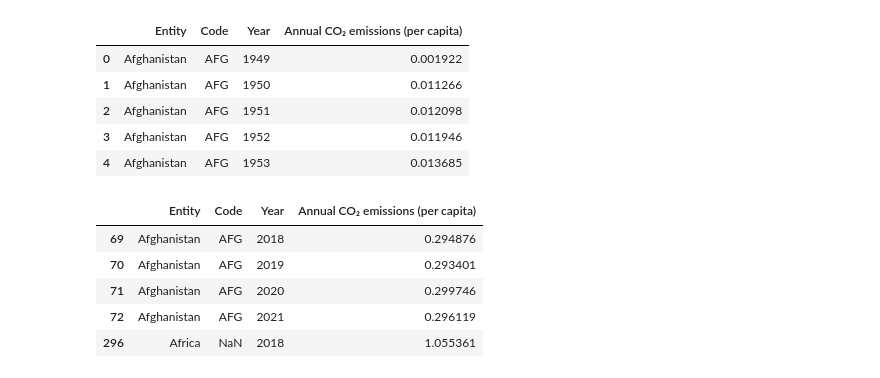
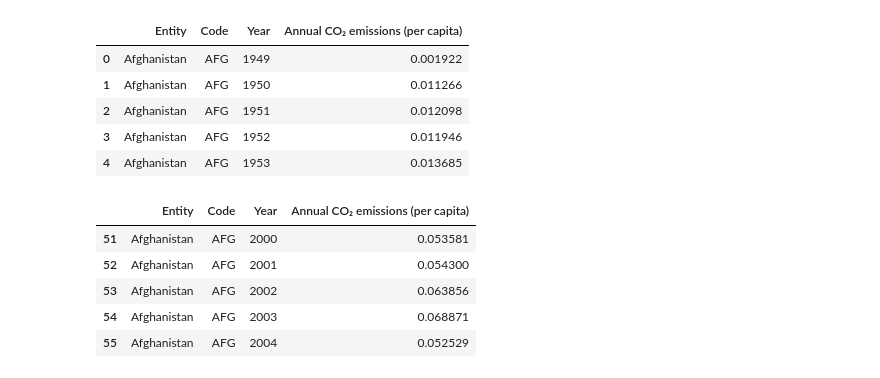
Before and after one commit to NLSanyu/CA682-Data-Visualization, a Jupyter notebook: Emissions vs Disaster Severity.ipynb, the cells around one changed output. Drawn from its saved outputs; the diff is of its cells as text; code cells hidden in the pictures.

```diff
--- a/Emissions vs Disaster Severity.ipynb
+++ b/Emissions vs Disaster Severity.ipynb
@@ -51,13 +51,18 @@ owd_df.head()
 | 2 | Afghanistan | AFG | 1951 | 0.012098 |
 | 3 | Afghanistan | AFG | 1952 | 0.011946 |
 | 4 | Afghanistan | AFG | 1953 | 0.013685 |
+# %%
+chosen_years = [
+    2000, 2001, 2002, 2003, 2004, 2005, 2006, 2007, 2008, 2009, 2010,
+    2011, 2012, 2013, 2014, 2015, 2016, 2017, 2018, 2019, 2020, 2021
+]
 # %%
-owd_df_subset = owd_df[owd_df["Year"].isin(chosen_years)]
-owd_df_subset.head()
+owd_df = owd_df[owd_df["Year"].isin(chosen_years)]
+owd_df.head()
 # %% [output]
 |  | Entity | Code | Year | Annual CO₂ emissions (per capita) |
-| 69 | Afghanistan | AFG | 2018 | 0.294876 |
-| 70 | Afghanistan | AFG | 2019 | 0.293401 |
-| 71 | Afghanistan | AFG | 2020 | 0.299746 |
-| 72 | Afghanistan | AFG | 2021 | 0.296119 |
-| 296 | Africa | NaN | 2018 | 1.055361 |
+| 51 | Afghanistan | AFG | 2000 | 0.053581 |
+| 52 | Afghanistan | AFG | 2001 | 0.054300 |
+| 53 | Afghanistan | AFG | 2002 | 0.063856 |
+| 54 | Afghanistan | AFG | 2003 | 0.068871 |
+| 55 | Afghanistan | AFG | 2004 | 0.052529 |
```
Also changed, not shown: parts of 21 cells of this notebook, 1 other file.
